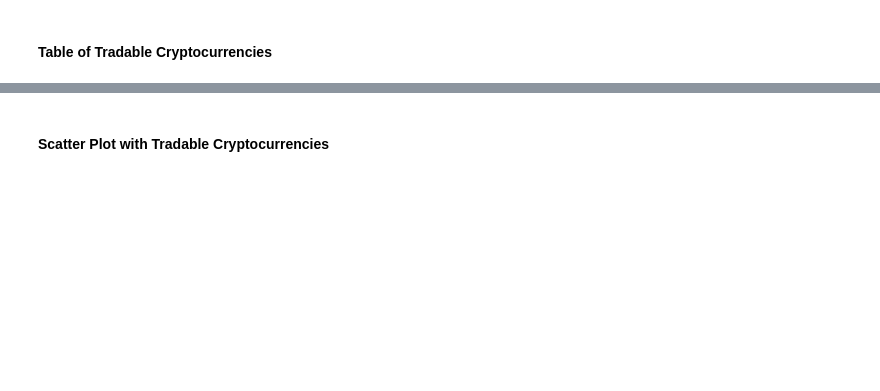
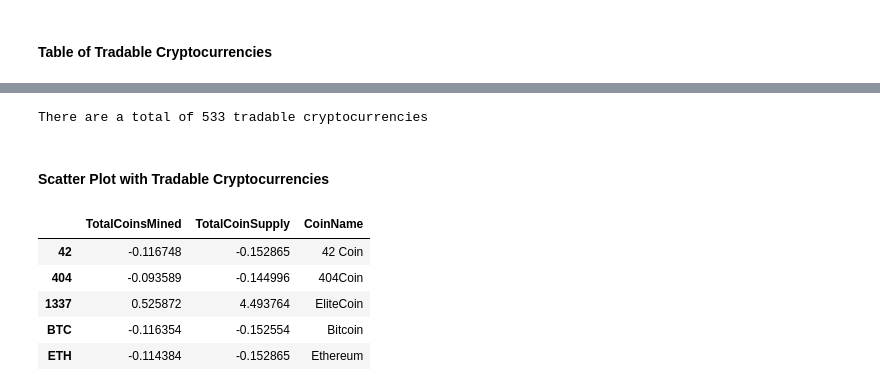
Before and after one commit to lendllampa/AWS_ClusterCrypto, a Jupyter notebook: Starter_Files/crypto_clustering.ipynb, the cells around one changed output, grey strips where cells are left out. Drawn from its saved outputs; the diff is of its cells as text; code cells hidden in the pictures; blank space fills up the shorter version.

```diff
--- a/Starter_Files/crypto_clustering.ipynb
+++ b/Starter_Files/crypto_clustering.ipynb
@@ -269,4 +287,9 @@ clustered_df.head()
 # %%
 # Print the total number of tradable cryptocurrencies
+total_crypto = len(clustered_df.index)
+
+print(f'There are a total of {total_crypto} tradable cryptocurrencies')
+# %% [output]
+There are a total of 533 tradable cryptocurrencies
 # %% [markdown]
 #### Scatter Plot with Tradable Cryptocurrencies
@@ -275,2 +296,17 @@ clustered_df.head()
+# %%
+# Scale data to create the scatter plot
+scale = StandardScaler()
+
+coins_scaled = scale.fit_transform(clustered_df[['TotalCoinsMined', 'TotalCoinSupply']])
+coins_df = pd.DataFrame(coins_scaled, columns=["TotalCoinsMined","TotalCoinSupply"]).set_index(clustered_df.index)
+coins_df['CoinName'] = clustered_df['CoinName']
+coins_df.head()
+# %% [output]
+|  | TotalCoinsMined | TotalCoinSupply | CoinName |
+| 42 | -0.116748 | -0.152865 | 42 Coin |
+| 404 | -0.093589 | -0.144996 | 404Coin |
+| 1337 | 0.525872 | 4.493764 | EliteCoin |
+| BTC | -0.116354 | -0.152554 | Bitcoin |
+| ETH | -0.114384 | -0.152865 | Ethereum |
 # %%
 # Plot the scatter with x="TotalCoinsMined" and y="TotalCoinSupply"
```
Also changed, not shown: parts of 5 cells of this notebook.
